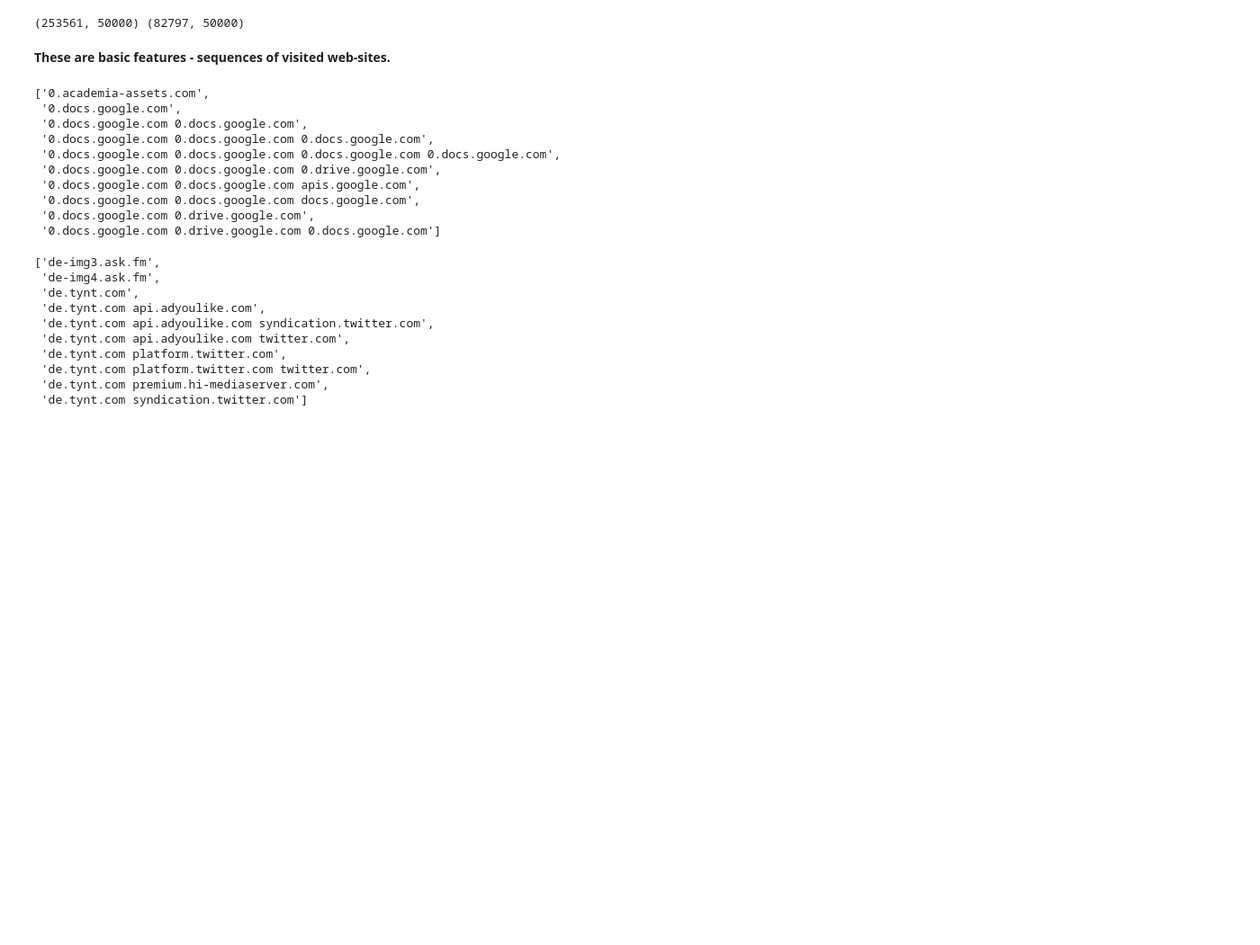
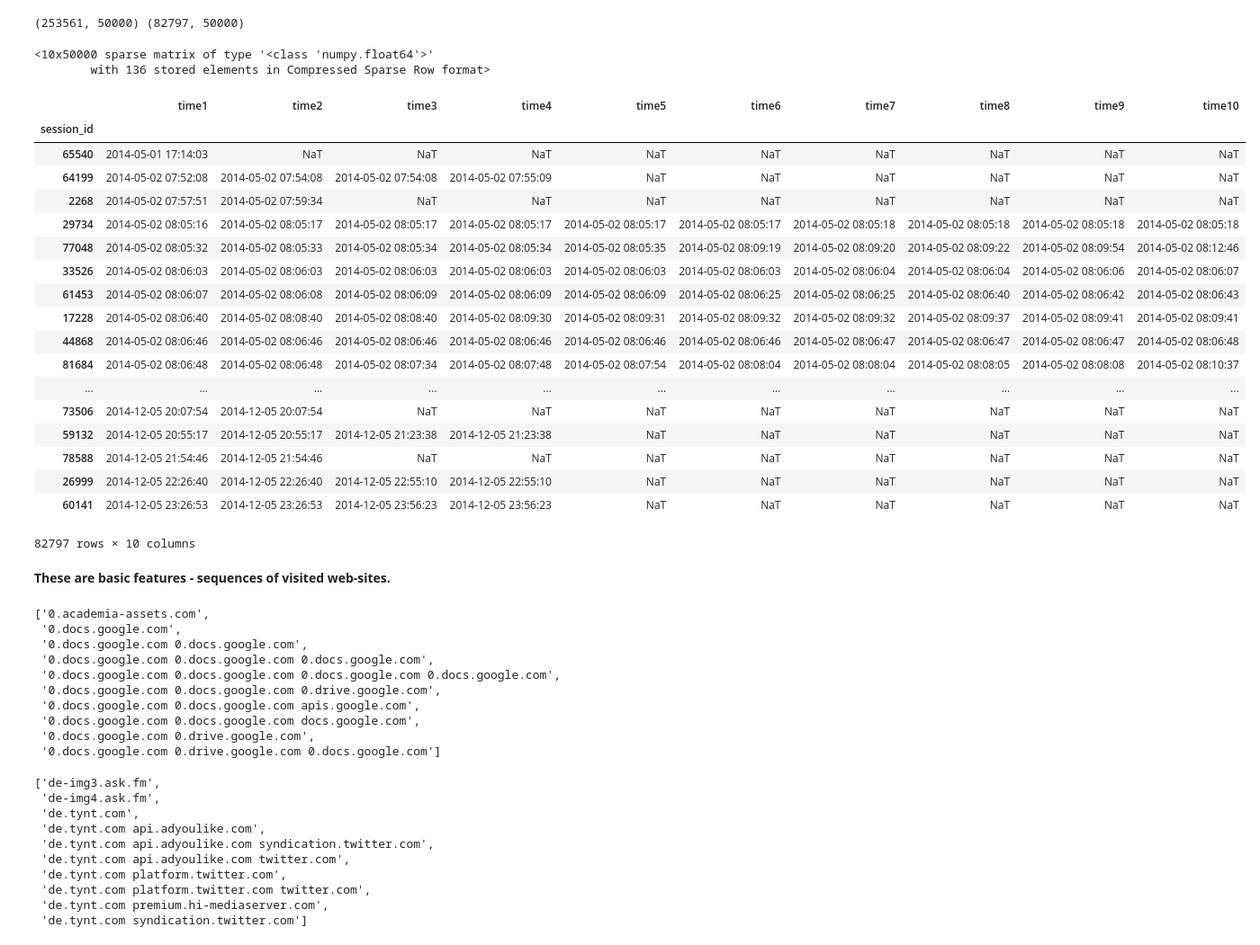
Before and after one commit to Ruslanmalai/mlcourse.ai, a Jupyter notebook: my_work/Assignment-3/Alice/model-validation-in-a-competition.ipynb, the cells around one changed output. Shown at 90% size. Saved outputs shown, nothing was run; the diff lists cells and outputs as text; code cells hidden in the pictures; blank space fills up the shorter version.

```diff
--- a/my_work/Assignment-3/Alice/model-validation-in-a-competition.ipynb
+++ b/my_work/Assignment-3/Alice/model-validation-in-a-competition.ipynb
@@ -40,7 +40,7 @@ from matplotlib import pyplot as plt
 import seaborn as sns
 from IPython.display import display_html
 # %%
-PATH_TO_DATA = '../input/'
+PATH_TO_DATA = '../data/'
 SEED = 17
 # %% [markdown]
 ## Submission 1: "Bag of sites" baseline
@@ -105,6 +104,33 @@ Wall time: 47.7 s
 print(X_train_sites.shape, X_test_sites.shape)
 # %% [output]
 (253561, 50000) (82797, 50000)
+# %%
+X_train_sites[0:10]
+# %% [output]
+<10x50000 sparse matrix of type '<class 'numpy.float64'>'
+        with 136 stored elements in Compressed Sparse Row format>
+# %%
+test_times.sort_values(['time1'])
+# %% [output]
+|  | time1 | time2 | time3 | time4 | time5 | time6 | time7 | time8 | time9 | time10 |
+| session_id |  |  |  |  |  |  |  |  |  |  |
+| 65540 | 2014-05-01 17:14:03 | NaT | NaT | NaT | NaT | NaT | NaT | NaT | NaT | NaT |
+| 64199 | 2014-05-02 07:52:08 | 2014-05-02 07:54:08 | 2014-05-02 07:54:08 | 2014-05-02 07:55:09 | NaT | NaT | NaT | NaT | NaT | NaT |
+| 2268 | 2014-05-02 07:57:51 | 2014-05-02 07:59:34 | NaT | NaT | NaT | NaT | NaT | NaT | NaT | NaT |
+| 29734 | 2014-05-02 08:05:16 | 2014-05-02 08:05:17 | 2014-05-02 08:05:17 | 2014-05-02 08:05:17 | 2014-05-02 08:05:17 | 2014-05-02 08:05:17 | 2014-05-02 08:05:18 | 2014-05-02 08:05:18 | 2014-05-02 08:05:18 | 2014-05-02 08:05:18 |
+| 77048 | 2014-05-02 08:05:32 | 2014-05-02 08:05:33 | 2014-05-02 08:05:34 | 2014-05-02 08:05:34 | 2014-05-02 08:05:35 | 2014-05-02 08:09:19 | 2014-05-02 08:09:20 | 2014-05-02 08:09:22 | 2014-05-02 08:09:54 | 2014-05-02 08:12:46 |
+| 33526 | 2014-05-02 08:06:03 | 2014-05-02 08:06:03 | 2014-05-02 08:06:03 | 2014-05-02 08:06:03 | 2014-05-02 08:06:03 | 2014-05-02 08:06:03 | 2014-05-02 08:06:04 | 2014-05-02 08:06:04 | 2014-05-02 08:06:06 | 2014-05-02 08:06:07 |
+| 61453 | 2014-05-02 08:06:07 | 2014-05-02 08:06:08 | 2014-05-02 08:06:09 | 2014-05-02 08:06:09 | 2014-05-02 08:06:09 | 2014-05-02 08:06:25 | 2014-05-02 08:06:25 | 2014-05-02 08:06:40 | 2014-05-02 08:06:42 | 2014-05-02 08:06:43 |
+| 17228 | 2014-05-02 08:06:40 | 2014-05-02 08:08:40 | 2014-05-02 08:08:40 | 2014-05-02 08:09:30 | 2014-05-02 08:09:31 | 2014-05-02 08:09:32 | 2014-05-02 08:09:32 | 2014-05-02 08:09:37 | 2014-05-02 08:09:41 | 2014-05-02 08:09:41 |
+| 44868 | 2014-05-02 08:06:46 | 2014-05-02 08:06:46 | 2014-05-02 08:06:46 | 2014-05-02 08:06:46 | 2014-05-02 08:06:46 | 2014-05-02 08:06:46 | 2014-05-02 08:06:47 | 2014-05-02 08:06:47 | 2014-05-02 08:06:47 | 2014-05-02 08:06:48 |
+| 81684 | 2014-05-02 08:06:48 | 2014-05-02 08:06:48 | 2014-05-02 08:07:34 | 2014-05-02 08:07:48 | 2014-05-02 08:07:54 | 2014-05-02 08:08:04 | 2014-05-02 08:08:04 | 2014-05-02 08:08:05 | 2014-05-02 08:08:08 | 2014-05-02 08:10:37 |
+| ... | ... | ... | ... | ... | ... | ... | ... | ... | ... | ... |
+| 73506 | 2014-12-05 20:07:54 | 2014-12-05 20:07:54 | NaT | NaT | NaT | NaT | NaT | NaT | NaT | NaT |
+| 59132 | 2014-12-05 20:55:17 | 2014-12-05 20:55:17 | 2014-12-05 21:23:38 | 2014-12-05 21:23:38 | NaT | NaT | NaT | NaT | NaT | NaT |
+| 78588 | 2014-12-05 21:54:46 | 2014-12-05 21:54:46 | NaT | NaT | NaT | NaT | NaT | NaT | NaT | NaT |
+| 26999 | 2014-12-05 22:26:40 | 2014-12-05 22:26:40 | 2014-12-05 22:55:10 | 2014-12-05 22:55:10 | NaT | NaT | NaT | NaT | NaT | NaT |
+| 60141 | 2014-12-05 23:26:53 | 2014-12-05 23:26:53 | 2014-12-05 23:56:23 | 2014-12-05 23:56:23 | NaT | NaT | NaT | NaT | NaT | NaT |
+82797 rows × 10 columns
 # %% [markdown]
 **These are basic features - sequences of visited web-sites.**
 # %%
```
Also changed, not shown: parts of 7 cells of this notebook, 12 other files.
